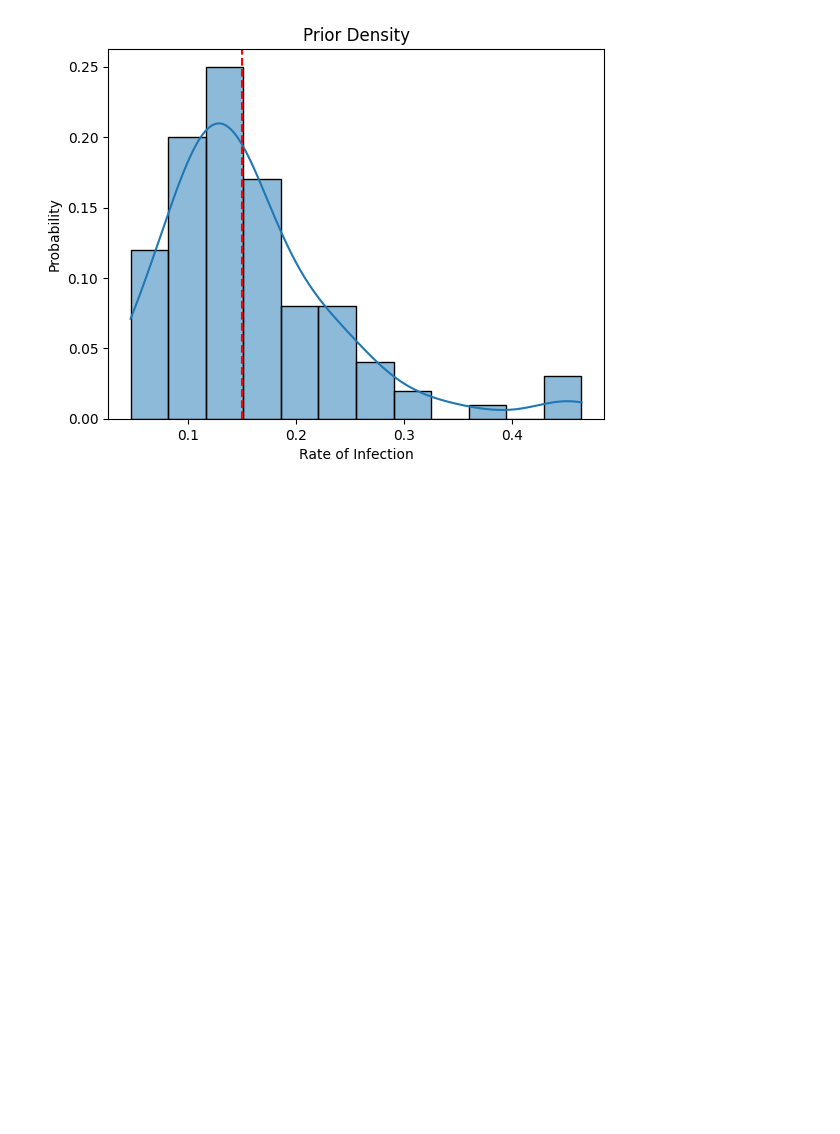
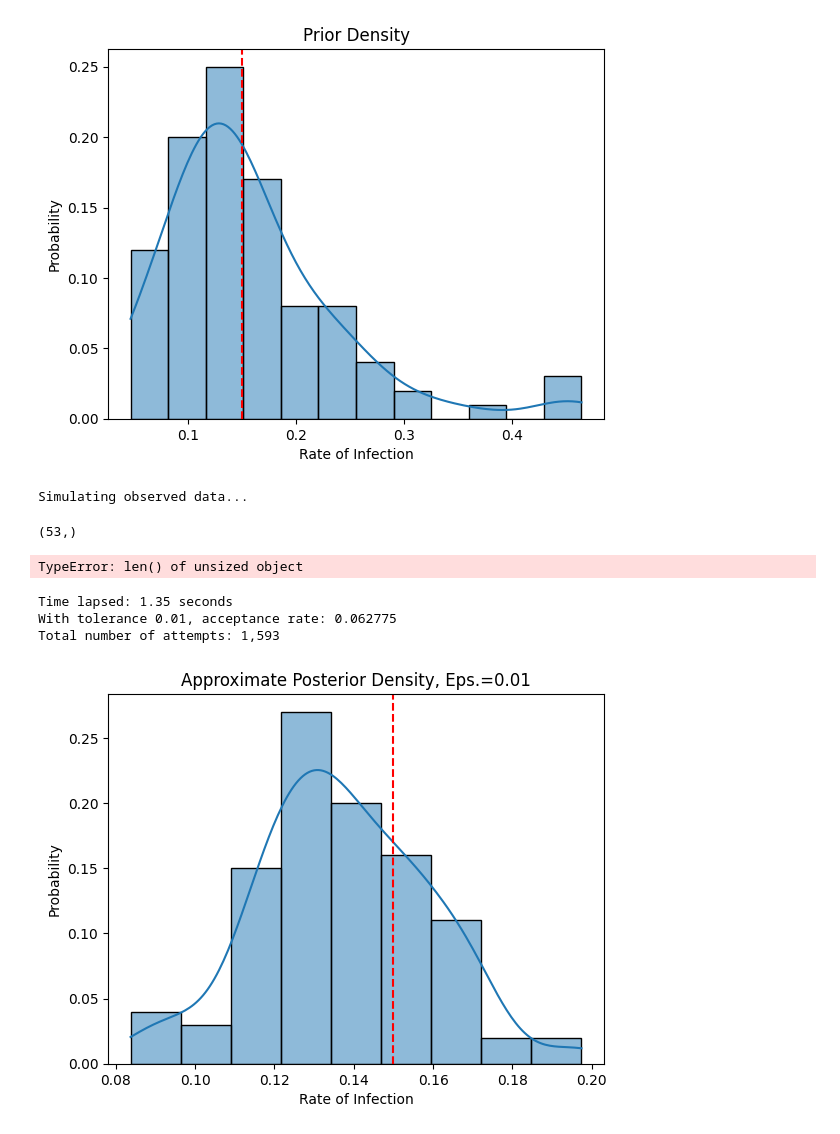
Before and after one commit to epibayes/np-epid, a Jupyter notebook: notebooks/sis_simulation.ipynb, the cells around one changed output. Drawn from its saved outputs; the diff is of its cells as text; code cells hidden in the pictures; blank space fills up the shorter version.

```diff
--- a/notebooks/sis_simulation.ipynb
+++ b/notebooks/sis_simulation.ipynb
@@ -25,8 +25,42 @@ plt.show()
 SIS = SIS_Simulator(alpha=0.1,
                     gamma=0.05,
                     beta_true=beta_true,
-                    prior_mu=mu,
-                    prior_sigma=sigma)
+                    prior_mu=-mu,
+                    prior_sigma=sigma,
+)
+# %% [output]
+Simulating observed data...
+# %%
+SIS.x_o.shape
+# %% [output]
+(53,)
+# %%
+epsilon = 0.01
+
+posterior_sample, errors = SIS.abc_rejection_sampler(100, epsilon, 20000)
+
+ax = sns.histplot(posterior_sample, stat="probability", kde=True)
+ax.set_xlabel("Rate of Infection")
+ax.set_title(f"Approximate Posterior Density, Eps.={epsilon}")
+plt.axvline(beta_true, color="red", linestyle="--")
+plt.show()
+# %% [output]
+TypeError: len() of unsized object
+# %%
+epsilon = 0.01
+
+posterior_sample, errors = SIS.abc_rejection_sampler(100, epsilon, 20000)
+
+ax = sns.histplot(posterior_sample, stat="probability", kde=True)
+ax.set_xlabel("Rate of Infection")
+ax.set_title(f"Approximate Posterior Density, Eps.={epsilon}")
+plt.axvline(beta_true, color="red", linestyle="--")
+plt.show()
+# %% [output]
+Time lapsed: 1.35 seconds
+With tolerance 0.01, acceptance rate: 0.062775
+Total number of attempts: 1,593
+[figure, added]
 # %%
 I_o = SIS.x_o
 S_o = 1 - SIS.x_o
```
Also changed, not shown: parts of 4 cells of this notebook, 4 other files.
